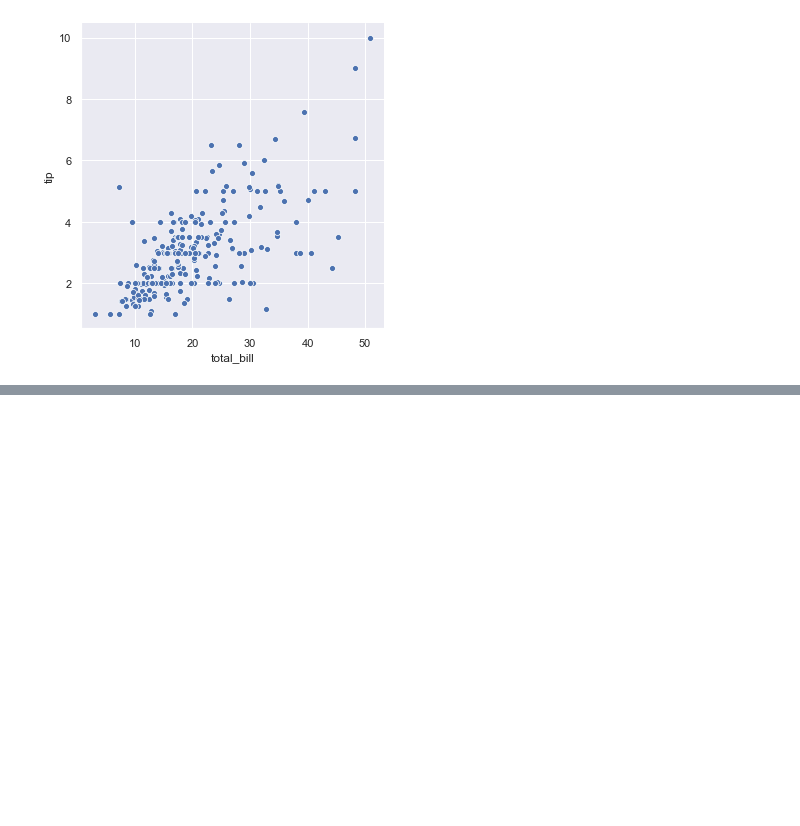
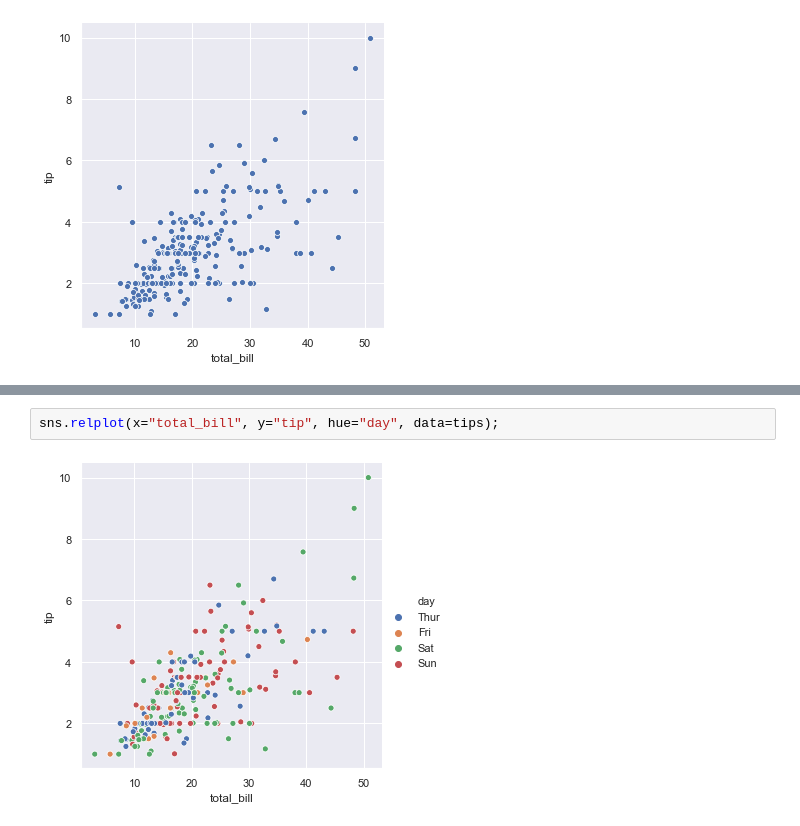
Before and after one commit to oprinceisaac/Fundamentals-DA-Assignment, a Jupyter notebook: Fundamentals-DA-Assignment.ipynb, the cells around one changed output, grey strips where cells are left out. Saved outputs shown, nothing was run; the diff lists cells and outputs as text; blank space fills up the shorter version.

```diff
--- a/Fundamentals-DA-Assignment.ipynb
+++ b/Fundamentals-DA-Assignment.ipynb
@@ -15,0 +22,4 @@ sns.relplot(x="total_bill", y="tip", data=tips);
+# %%
+sns.relplot(x="total_bill", y="tip", hue="day", data=tips);
+# %% [output]
+[figure, added]
```
Also changed, not shown: parts of 3 cells of this notebook.
